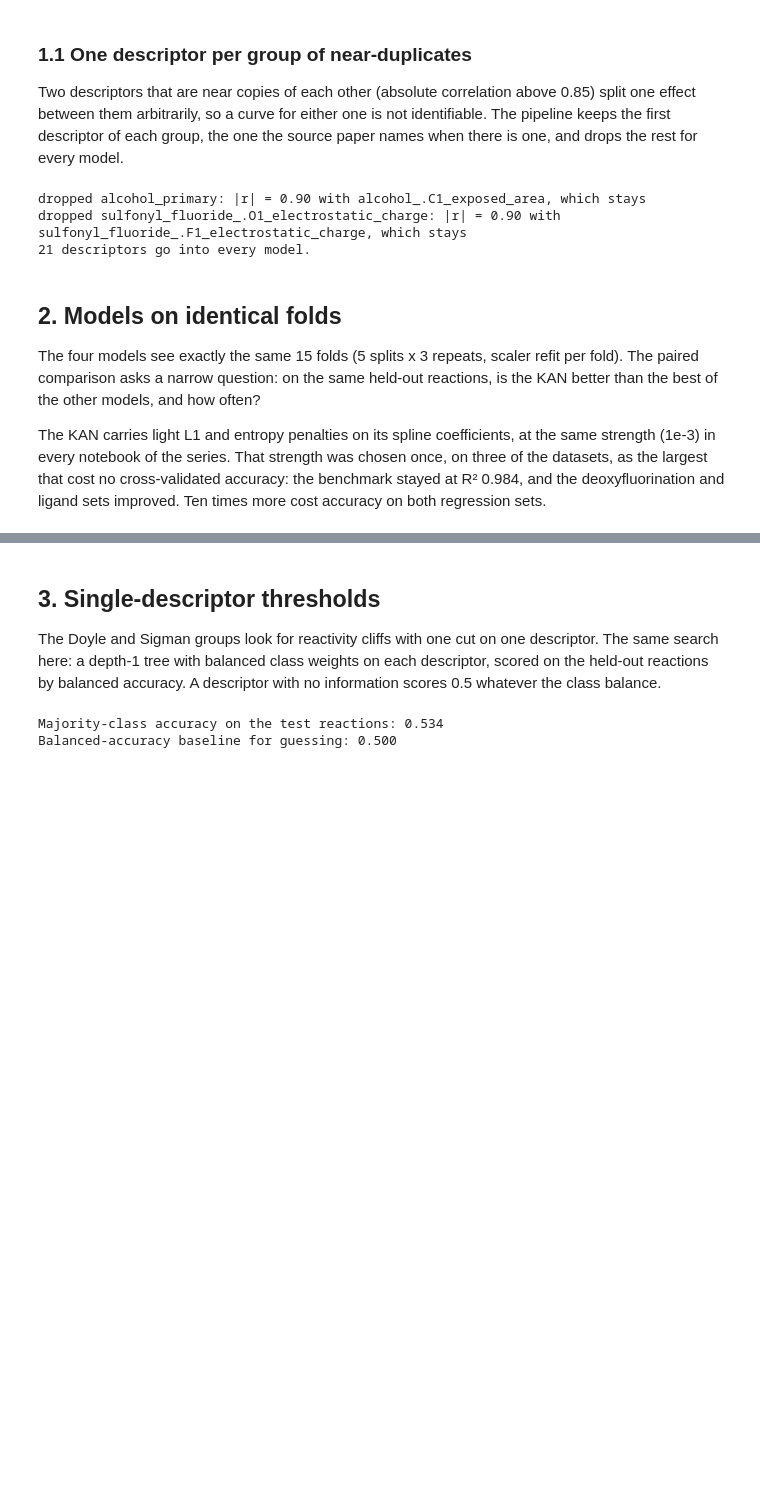
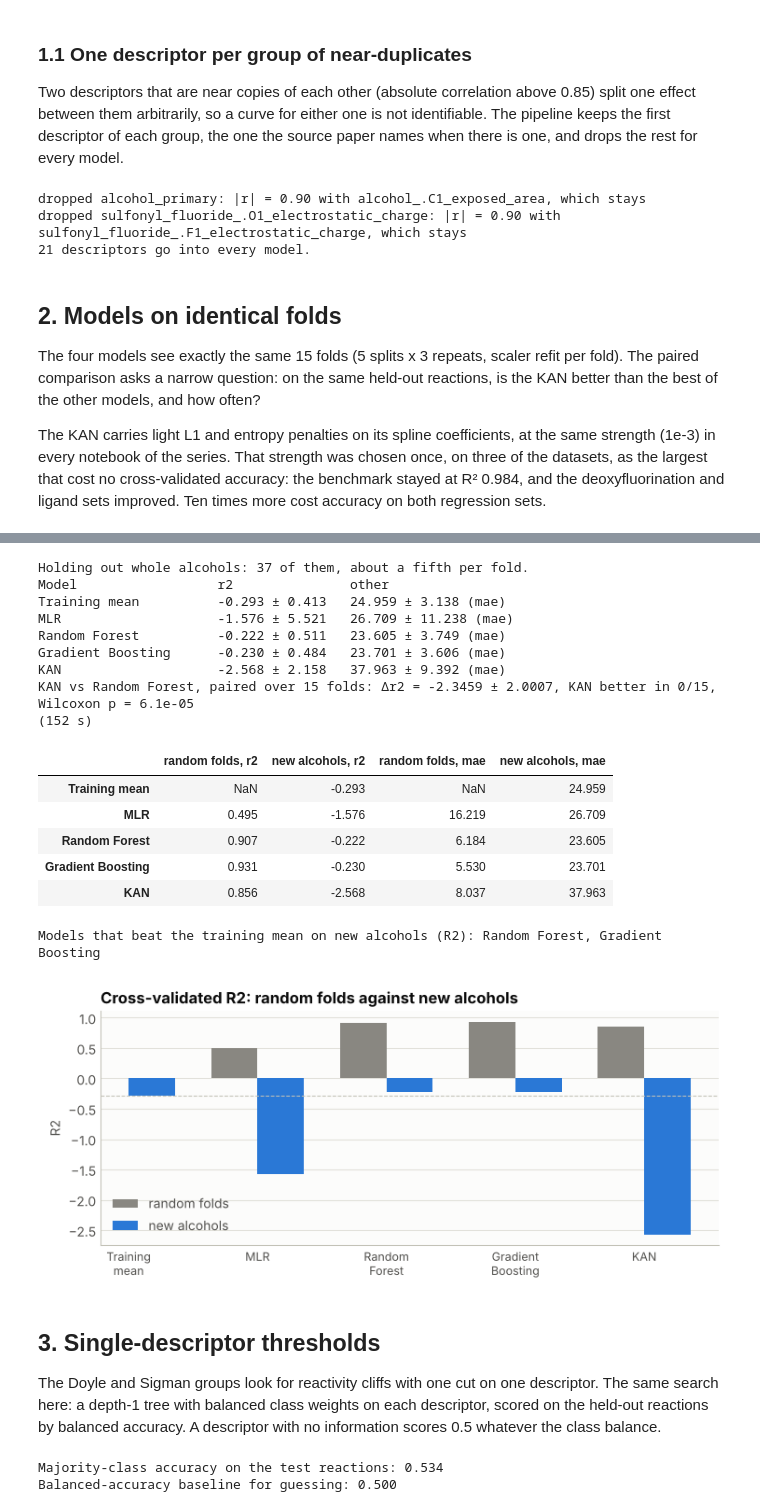
Before and after one commit to gabegomes/pycse, a Jupyter notebook: src/pycse/examples/KAN_Deoxyfluorination.ipynb, the cells around one changed output, grey strips where cells are left out. Cells and saved outputs as stored; diff of their text form; code cells hidden in the pictures; blank space fills up the shorter version.

```diff
--- a/src/pycse/examples/KAN_Deoxyfluorination.ipynb
+++ b/src/pycse/examples/KAN_Deoxyfluorination.ipynb
@@ -131,6 +131,10 @@ print(pd.DataFrame({"class": cls, "yield": y}).groupby("class")["yield"].agg(["m
 # Descriptors a published hypothesis names; kept first when duplicates are pruned.
 HYPOTHESIS = []
 HYPOTHESIS_CONTEXT = []
+
+# For the new-molecule test: the molecule each reaction is grouped by.
+GROUPS = raw[[c for c in raw.columns if c.startswith("alcohol")]].round(6).astype(str).agg("|".join, axis=1).to_numpy()
+GROUP_NAME = 'alcohol'
 # %% [output]
 Dropped constant descriptors: []
 740 reactions: 37 alcohols x 4 bases x 4 sulfonyl fluorides
@@ -385,3 +399,67 @@ Held-out split: 592 train / 148 test
+# %%
+groups = np.asarray(GROUPS)
+print(f"Holding out whole {GROUP_NAME}s: {len(np.unique(groups))} of them, about a fifth per fold.")
+from sklearn.dummy import DummyClassifier, DummyRegressor
+
+# A model that knows nothing about the molecule: the training mean, or the class prior.
+# On held-out molecules it is the line every real model has to clear.
+BLANK = "Training mean" if TASK == "regression" else "Class prior"
+new_models = {BLANK: DummyRegressor() if TASK == "regression" else DummyClassifier(strategy="prior")}
+new_models.update(make_models())
+t0 = time.time()
+new_result = cv_compare(
+    new_models, X, y, task=TASK, n_splits=CV_SPLITS, n_repeats=CV_REPEATS,
+    random_state=CV_SEED, fit_kwargs={"KAN": {"maxiter": KAN_MAXITER}}, groups=groups,
+    verbose=False,
+)  # fmt: skip
+print(new_result)
+print(f"({time.time() - t0:.0f} s)")
+m = cv_result.metric
+other = "mae" if TASK == "regression" else "accuracy"
+both = pd.DataFrame(
+    {
+        f"random folds, {m}": cv_result.summary[m + "_mean"],
+        f"new {GROUP_NAME}s, {m}": new_result.summary[m + "_mean"],
+        f"random folds, {other}": cv_result.summary[other + "_mean"],
+        f"new {GROUP_NAME}s, {other}": new_result.summary[other + "_mean"],
+    },
+    index=list(new_models),
+)
+display(both.round(3))
+blank_score = new_result.summary.loc[BLANK, m + "_mean"]
+clears = [n for n in make_models() if new_result.summary.loc[n, m + "_mean"] > blank_score]
+print(f"Models that beat the {BLANK.lower()} on new {GROUP_NAME}s ({m.upper()}): {', '.join(clears) or 'none'}")
+
+fig, ax = plt.subplots(figsize=(7.5, 3.4))
+style_axes(ax)
+pos = np.arange(len(both))
+ax.bar(pos - 0.18, both[f"random folds, {m}"], width=0.36, color=MUTED, linewidth=0, label="random folds")
+ax.bar(pos + 0.18, both[f"new {GROUP_NAME}s, {m}"], width=0.36, color=SERIES[0], linewidth=0, label=f"new {GROUP_NAME}s")
+ax.axhline(blank_score, color=BASELINE, linewidth=PX, linestyle="--")
+ax.set_xticks(pos)
+ax.set_xticklabels([n.replace(" ", "\n") for n in both.index], fontsize=9)
+ax.legend(frameon=False, fontsize=8)
+finish_axes(ax, f"Cross-validated {m.upper()}: random folds against new {GROUP_NAME}s", "", m.upper())
+plt.tight_layout()
+plt.show()
+# %% [output]
+Holding out whole alcohols: 37 of them, about a fifth per fold.
+Model                  r2               other
+Training mean          -0.293 ± 0.413   24.959 ± 3.138 (mae)
+MLR                    -1.576 ± 5.521   26.709 ± 11.238 (mae)
+Random Forest          -0.222 ± 0.511   23.605 ± 3.749 (mae)
+Gradient Boosting      -0.230 ± 0.484   23.701 ± 3.606 (mae)
+KAN                    -2.568 ± 2.158   37.963 ± 9.392 (mae)
+KAN vs Random Forest, paired over 15 folds: Δr2 = -2.3459 ± 2.0007, KAN better in 0/15, Wilcoxon p = 6.1e-05
+(152 s)
+|  | random folds, r2 | new alcohols, r2 | random folds, mae | new alcohols, mae |
+| Training mean | NaN | -0.293 | NaN | 24.959 |
+| MLR | 0.495 | -1.576 | 16.219 | 26.709 |
+| Random Forest | 0.907 | -0.222 | 6.184 | 23.605 |
+| Gradient Boosting | 0.931 | -0.230 | 5.530 | 23.701 |
+| KAN | 0.856 | -2.568 | 8.037 | 37.963 |
+Models that beat the training mean on new alcohols (R2): Random Forest, Gradient Boosting
+[figure, added]
 # %% [markdown]
 ## 3. Single-descriptor thresholds
 
```
Also changed, not shown: parts of 10 cells of this notebook, 3 other files.
